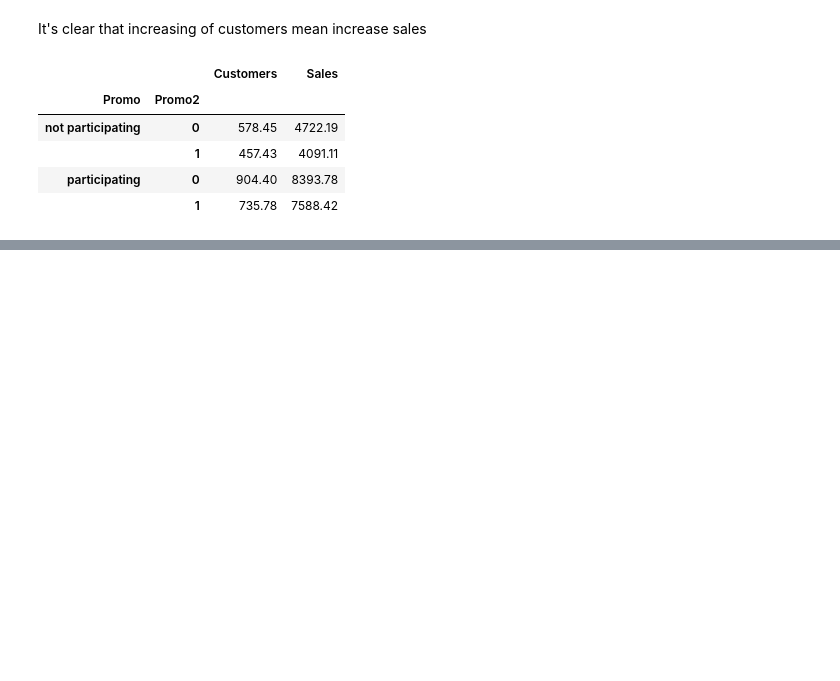
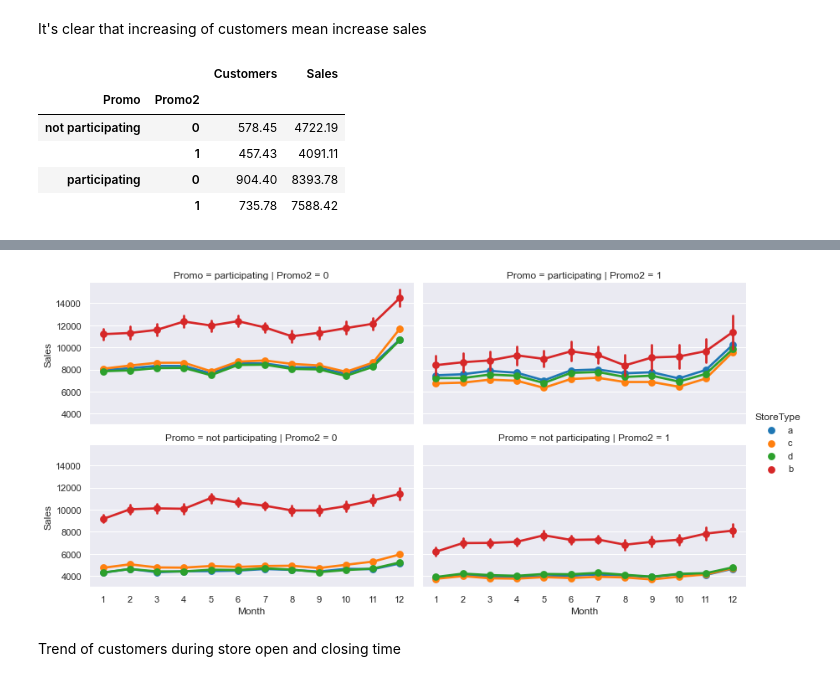
Before and after one commit to rafaesam/pharmaceutical_sales_prediction, a Jupyter notebook: notebooks/exploratory_data_analysis.ipynb, the cells around one changed output, grey strips where cells are left out. Cells and saved outputs as stored; diff of their text form; code cells hidden in the pictures; blank space fills up the shorter version.

```diff
--- a/notebooks/exploratory_data_analysis.ipynb
+++ b/notebooks/exploratory_data_analysis.ipynb
@@ -192,0 +197,7 @@ plot = sns.factorplot(data=df_t_s, x='Month', y="Sales", hue='Year',
+# %%
+plot = sns.factorplot(data=df_t_s, x='Month', y="Sales", palette='tab10', hue='StoreType',
+                    row='Promo', col='Promo2', color='mako', size=3, aspect=2)
+# %% [output]
+[figure, added]
+# %% [markdown]
+Trend of customers during store open and closing time
```
Also changed, not shown: parts of 9 cells of this notebook.
